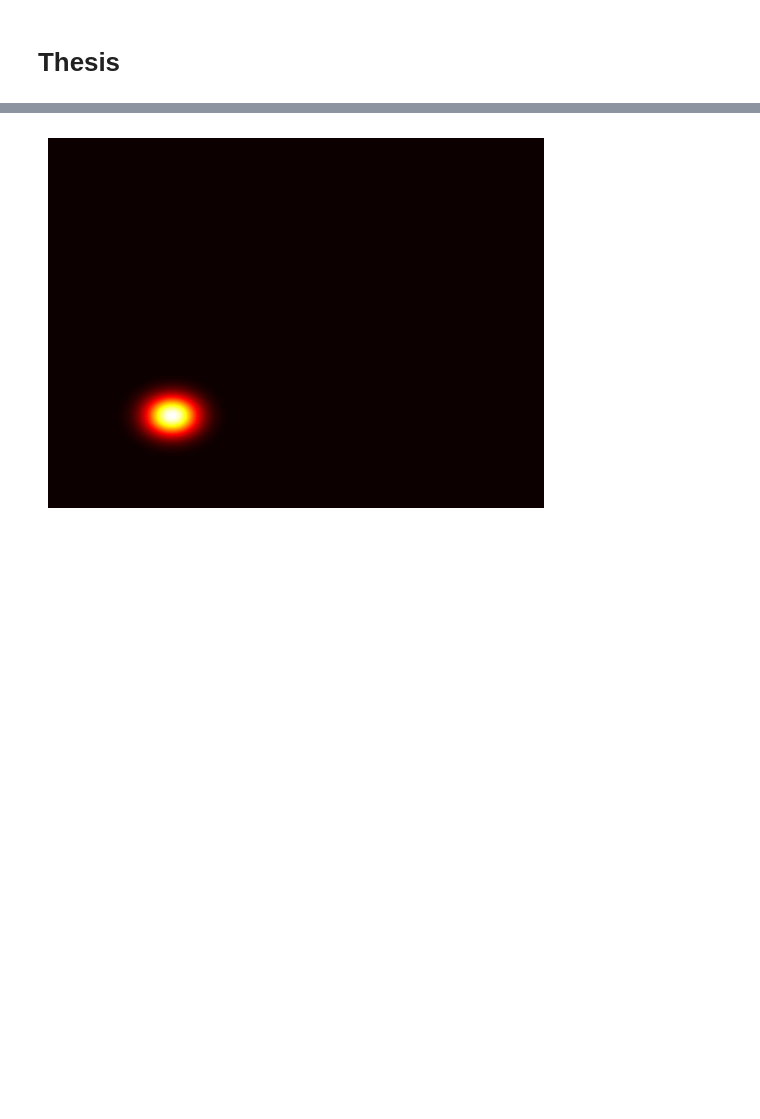
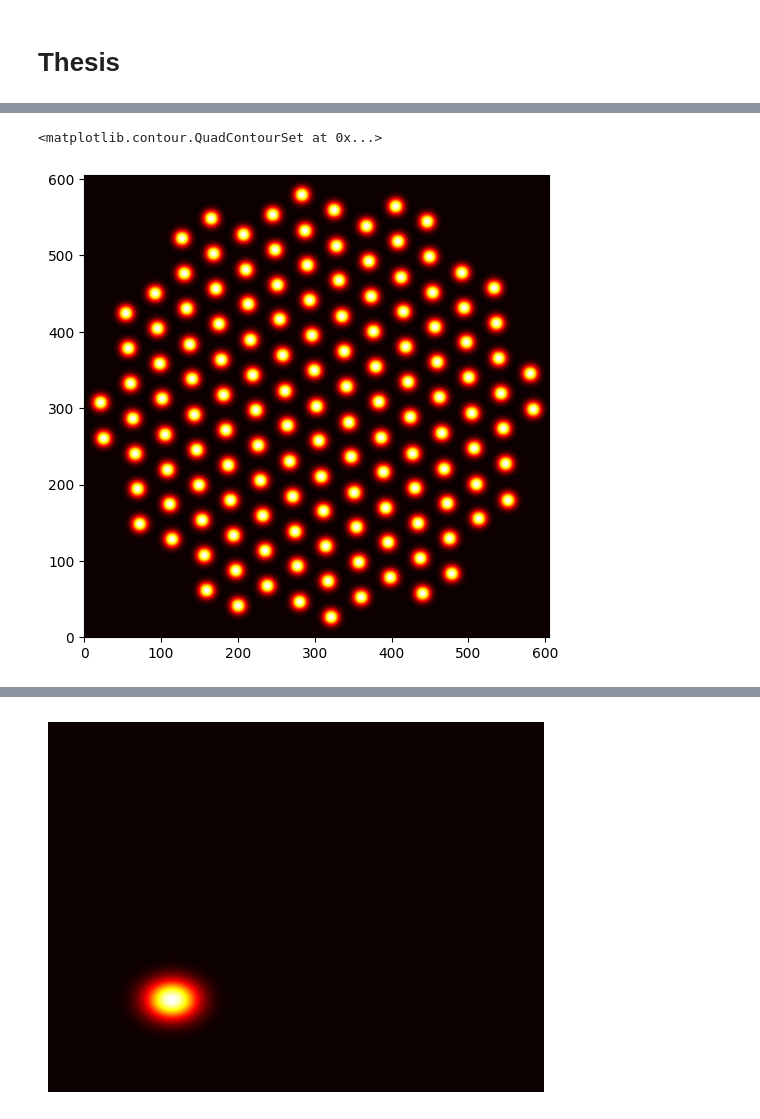
Before and after one commit to ChackMociute/Master-Thesis, a Jupyter notebook: supervised.ipynb, the cells around one changed output, grey strips where cells are left out. Saved outputs shown, nothing was run; the diff lists cells and outputs as text; code cells hidden in the pictures; blank space fills up the shorter version.

```diff
--- a/supervised.ipynb
+++ b/supervised.ipynb
@@ -48,3 +83,48 @@ coords = np.concatenate([xx[:,:,np.newaxis], yy[:,:,np.newaxis]], axis=-1)
+# %%
+angle = np.random.uniform(0, 2 * np.pi / 3)
+# %%
+x1, y1 = coords_on_circle(angle, radius=radius)
+x2, y2 = coords_on_circle(angle + np.pi / 3, radius=radius)
+# %%
+lines = [
+    (radius - x1, radius - y1, radius + x1, radius + y1),
+    (radius - x2, radius - y2, radius + x2, radius + y2)
+]
+# %%
+shift = 0
+L = 40
+l = 0
+while l < radius - L:
+    l += L
+    shift = np.arcsin(l / radius)
+    x1, y1 = coords_on_circle(angle + shift, radius=radius)
+    x2, y2 = coords_on_circle(angle + np.pi - shift, radius=radius)
+    lines.append((x1 + radius, y1 + radius, x2 + radius, y2 + radius))
+    x1, y1 = coords_on_circle(angle - shift, radius=radius)
+    x2, y2 = coords_on_circle(angle + np.pi + shift, radius=radius)
+    lines.append((x1 + radius, y1 + radius, x2 + radius, y2 + radius))
+    x1, y1 = coords_on_circle(angle + np.pi / 3 + shift, radius=radius)
+    x2, y2 = coords_on_circle(angle + np.pi / 3 + np.pi - shift, radius=radius)
+    lines.append((x1 + radius, y1 + radius, x2 + radius, y2 + radius))
+    x1, y1 = coords_on_circle(angle + np.pi / 3 - shift, radius=radius)
+    x2, y2 = coords_on_circle(angle + np.pi / 3 + np.pi + shift, radius=radius)
+    lines.append((x1 + radius, y1 + radius, x2 + radius, y2 + radius))
+# %%
+z = np.sum([zeros_with_line(*line(*l), shape=[2 * radius + 1] * 2) for l in lines], axis=0) > 1
+
+z[np.where(z[:, :-1] & z[:, 1:])] = False
+z[np.where(z[:-1] & z[1:])] = False
+z[np.where(z[1:, 1:] & z[:-1, :-1])] = False
+rr, cc = np.where(z[1:, :-1] & z[:-1, 1:])
+z[rr + 1, cc] = False
+
+# z = np.any([zeros_with_line(*line(*l), shape=[2 * radius + 1] * 2) for l in lines], axis=0)
+
+plt.figure(figsize=(6, 6))
+plt.contourf(convolve2d(z, temp), levels=100, cmap='hot')
+# %% [output]
+<matplotlib.contour.QuadContourSet at 0x...>
+[figure, added]
 # %%
 frequencies = range(3, 8)
 probs = list()
```
Also changed, not shown: parts of 14 cells of this notebook.
